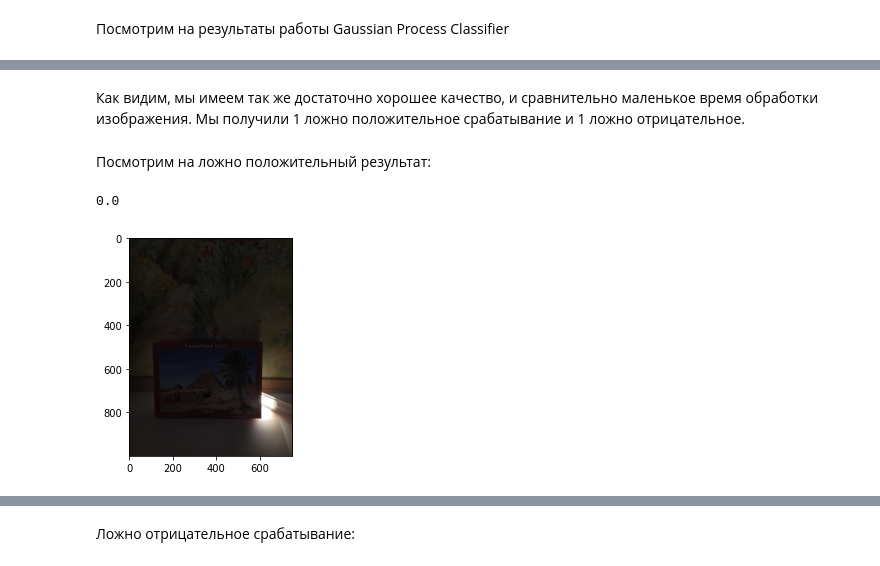
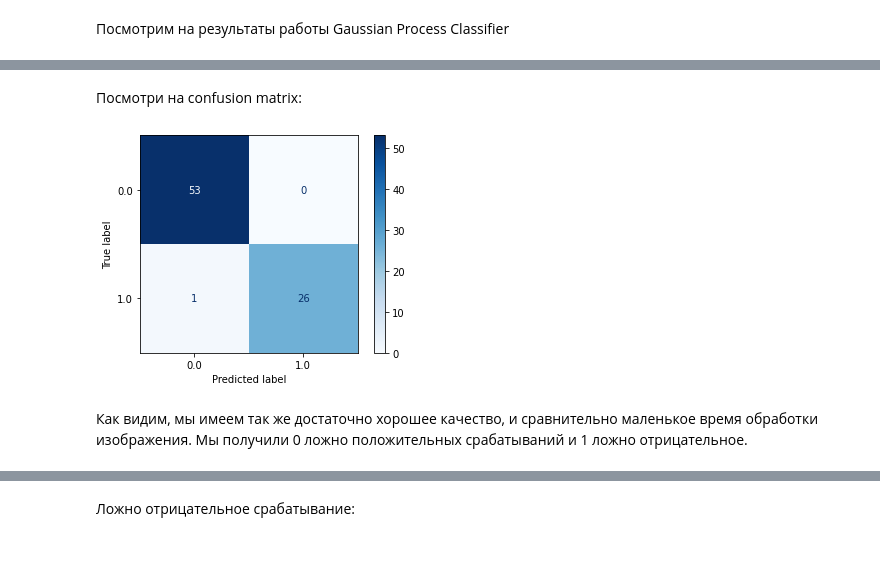
Before and after one commit to nevec/cvpr3, a Jupyter notebook: CV_lab3.ipynb, the cells around one changed output, grey strips where cells are left out. Drawn from its saved outputs; the diff is of its cells as text; code cells hidden in the pictures.

```diff
--- a/CV_lab3.ipynb
+++ b/CV_lab3.ipynb
@@ -361,4 +360,8 @@ False positive score = 1
+# %% [markdown]
+Посмотри на confusion matrix:
+# %%
+plot_confusion_matrix(gaussian_process_clf, x_test_vec_sift, y_test, cmap=plt.cm.Blues);
+# %% [output]
+[figure, added]
 # %% [markdown]
-Как видим, мы имеем так же достаточно хорошее качество, и сравнительно маленькое время обработки изображения. Мы получили 1 ложно положительное срабатывание и 1 ложно отрицательное.
+Как видим, мы имеем так же достаточно хорошее качество, и сравнительно маленькое время обработки изображения. Мы получили 0 ложно положительных срабатываний и 1 ложно отрицательное.
-# %% [markdown]
-Посмотрим на ложно положительный результат:
@@ -367,8 +367,0 @@ false_positive_idx = false_positive(y_test, gaussian_process_clf_pred)[1]
-# %%
-print(gaussian_process_clf_pred[1])
-# %% [output]
-0.0
-# %%
-show_image(x_test[false_positive_idx[0]])
-# %% [output]
-[figure, removed]
```
Also changed, not shown: parts of 135 cells of this notebook.
